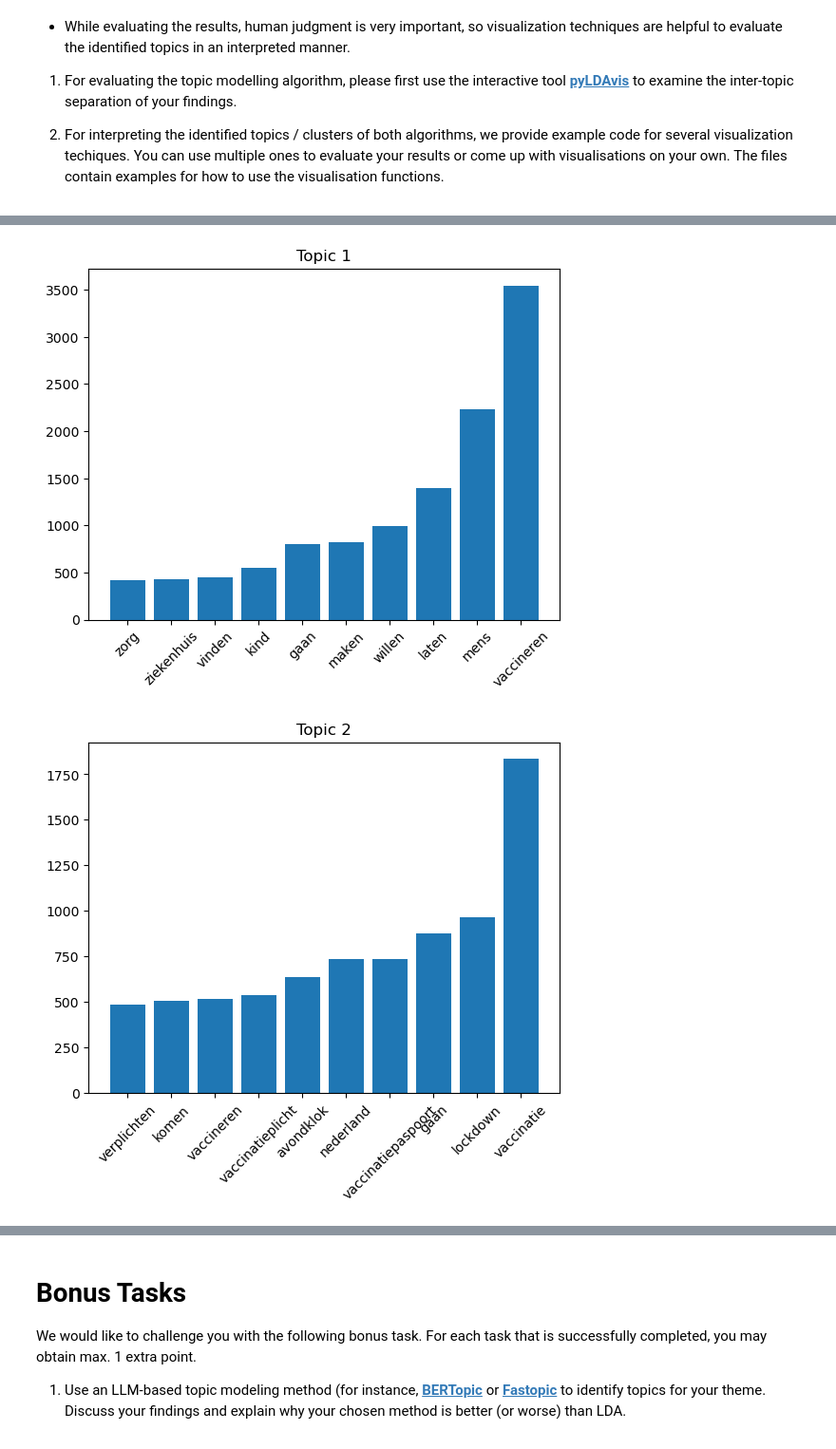
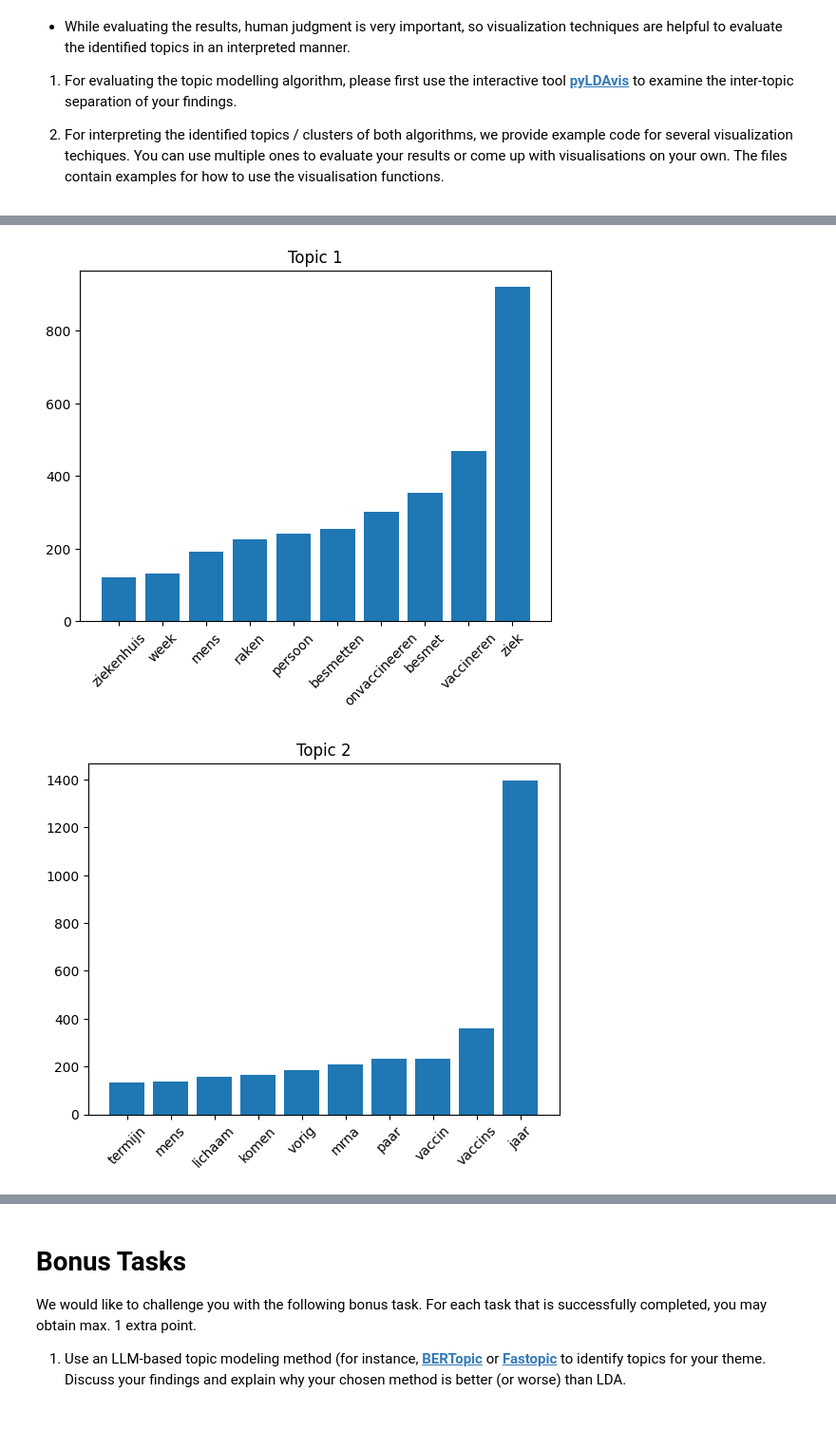
Before and after one commit to dmHarmsen/APML-Assignement-2, a Jupyter notebook: Assignment_3.ipynb, the cells around one changed output, grey strips where cells are left out. Shown at 95% size. Drawn from its saved outputs; the diff is of its cells as text; code cells hidden in the pictures.

Commit message:
Minor changes
Made some minor changes to task 2.1, and moved imports according to the template

```diff
--- a/Assignment_3.ipynb
+++ b/Assignment_3.ipynb
@@ -34,7 +44,7 @@ import tqdm
 def phase0_open_txt_stream(filename):
     return io.open(filename, "r", encoding="utf-8")
 
-pipe = phase0_open_txt_stream("raw_data.txt")
+pipe = phase0_open_txt_stream("data/raw_data.txt")
 
 for i in range(5):
     print(next(pipe))
@@ -94,7 +104,7 @@ kws = [
     'boostershot', 'vaccinepass', 'vaccination', 'coronavaccine', 'vaccinationrate'
 ]
 tweets = []
-data_file = 'raw_data.txt'
+data_file = 'data/raw_data.txt'
 
 with open(data_file, "r", encoding="utf-8") as fin:
     for line in fin:
@@ -105,7 +115,7 @@ with open(data_file, "r", encoding="utf-8") as fin:
                 tweets.append(line)
                 break
 
-print(f"Filtered {len(tweets)} tweets for the theme: Face mask")
+print(f"Filtered {len(tweets)} tweets for the theme: Vaccine")
 for tweet in tweets[:10]:
     print(tweet)
 
@@ -264,26 +269,28 @@ AttributeError: 'Rectangle' object has no property 'legend'
 
 While implementing the algorithms, you may use the codes from the recommended packages. In the final report, please explain reasons to select the used algorithm/package.
 # %%
-from sklearn.feature_extraction.text import CountVectorizer, TfidfVectorizer
-from sklearn.decomposition import LatentDirichletAllocation
-
 # TODO: topic modeling using the LDA algorithm
 # Sets parameters and stop word list
 dutch_stopwords = list(nlp.Defaults.stop_words)
-vectorizer = CountVectorizer(max_features=1000, stop_words = dutch_stopwords)
+vectorizer = CountVectorizer(max_features=1000, stop_words=dutch_stopwords)
 
 # Converts to bag of words
 bow = vectorizer.fit_transform(processed_tweets)
 bow_feature_names = vectorizer.get_feature_names_out()
 
-# sets lda parameters
-n_topics = 5
+# Sets LDA parameters
+n_topics = 50
 lda_model = LatentDirichletAllocation(n_components=n_topics, random_state=42)
 lda_model.fit(bow)
 
-# Displays sorted topics
-print("LDA Topics:")
-for i, topic in enumerate(lda_model.components_):
-    top_words = [bow_feature_names[j] for j in topic.argsort()[-10:]]
-    print(f"Topic {i + 1}: {', '.join(top_words)}")
+# Compute total frequency for each topic
+topic_frequencies = lda_model.components_.sum(axis=1)
+top_topic_indices = topic_frequencies.argsort()[-5:][::-1]
+
+# Display the 5 topics with the highest total frequency
+print("Top 5 LDA Topics with Highest Total Frequency:")
+for i in top_topic_indices:
+    top_words = [bow_feature_names[j] for j in lda_model.components_[i].argsort()[-10:]]
+    total_frequency = topic_frequencies[i]
+    print(f"Topic {i + 1}: {', '.join(top_words)} (Total Frequency: {total_frequency:.2f})")
 # %% [output]
@@ -377,15 +396,15 @@ topic
 # %%
 # Bar charts for each topic of the LDA
-for i, topic in enumerate(lda_model.components_):
+for i, topic in enumerate(lda_model.components_[:5]):
     top_indices = topic.argsort()[-10:]
     top_words = [bow_feature_names[j] for j in top_indices]
     top_scores = topic[top_indices]
 
     # Create plot
     plt.bar(top_words, top_scores)
     plt.title(f"Topic {i + 1}")
     plt.xticks(rotation=45)
     plt.show()
 # %% [output]
-[figure, old version]
+[figure, new version]
-[figure, old version]
+[figure, new version]
```
Also changed, not shown: parts of 15 cells of this notebook.
